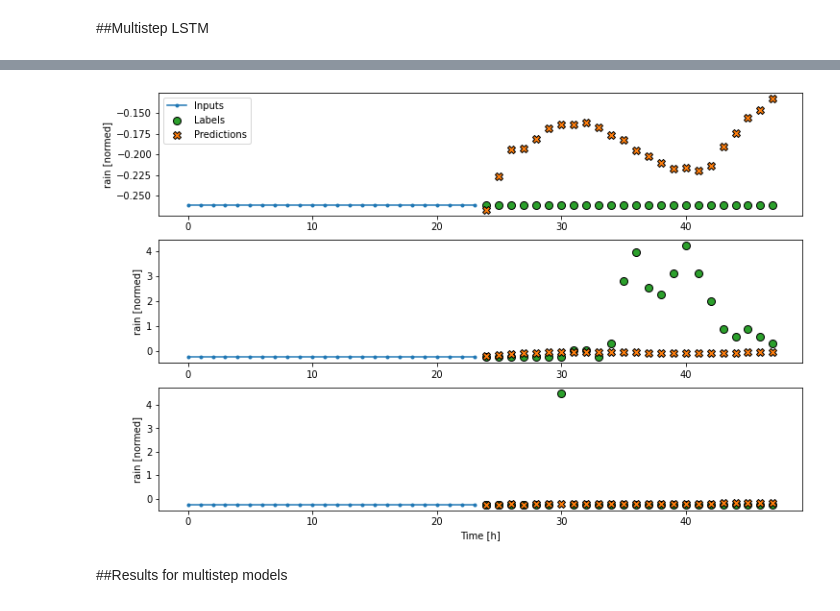
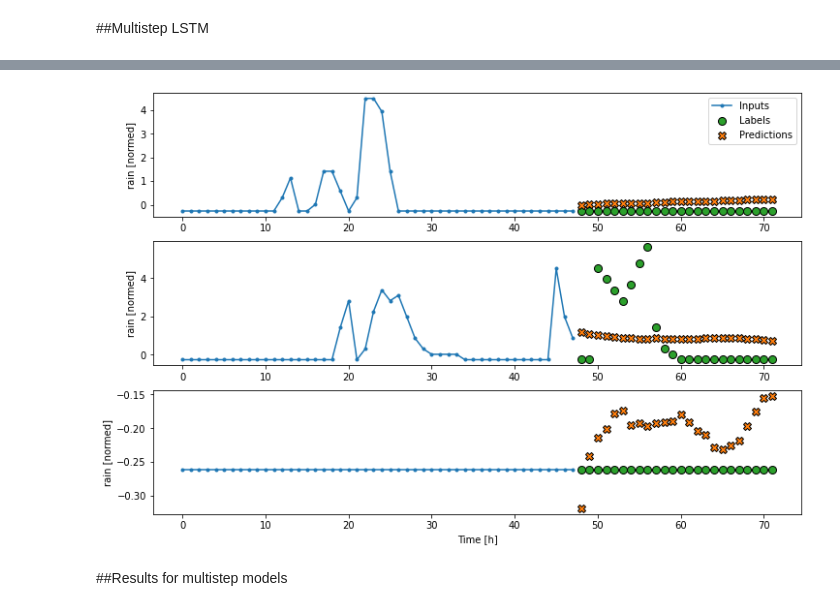
Before and after one commit to saikiranreddypundru/Predicting-Rainfall-Using-the-GROW-Dataset, a Jupyter notebook: MLModelTraining.ipynb, the cells around one changed output, grey strips where cells are left out. Saved outputs shown, nothing was run; the diff lists cells and outputs as text; code cells hidden in the pictures.

```diff
--- a/MLModelTraining.ipynb
+++ b/MLModelTraining.ipynb
@@ -528,7 +539,7 @@ last_baseline.compile(loss=tf.keras.losses.MeanSquaredError(),
 multi_val_performance = {}
 multi_performance = {}
 
-multi_val_performance['Last'] = last_baseline.evaluate(multi_window[1])
-multi_performance['Last'] = last_baseline.evaluate(multi_window[2], verbose=0)
-multi_window[3].plot(last_baseline)
+multi_val_performance['Baseline'] = last_baseline.evaluate(multi_window["val"])
+multi_performance['Baseline'] = last_baseline.evaluate(multi_window["test"], verbose=0)
+multi_window["example"].plot(last_baseline)
 # %% [output]
@@ -548,10 +559,10 @@ multi_linear_model = tf.keras.Sequential([
     tf.keras.layers.Reshape([OUT_STEPS, num_features])
 ])
 
-history = compile_and_fit(multi_linear_model, multi_window[0], multi_window[1])
+history = compile_and_fit(multi_linear_model, multi_window["train"], multi_window["val"])
 
-multi_val_performance['Linear'] = multi_linear_model.evaluate(multi_window[1])
-multi_performance['Linear'] = multi_linear_model.evaluate(multi_window[2], verbose=0)
-multi_window[3].plot(multi_linear_model)
+multi_val_performance['Linear'] = multi_linear_model.evaluate(multi_window["val"])
+multi_performance['Linear'] = multi_linear_model.evaluate(multi_window["test"], verbose=0)
+multi_window["example"].plot(multi_linear_model)
 # %% [output]
 Epoch 1/20
@@ -582,10 +593,10 @@ multi_dense_model = tf.keras.Sequential([
     tf.keras.layers.Reshape([OUT_STEPS, num_features])
 ])
 
-history = compile_and_fit(multi_dense_model, multi_window[0], multi_window[1])
+history = compile_and_fit(multi_dense_model, multi_window["train"], multi_window["val"])
 
-multi_val_performance['Dense'] = multi_dense_model.evaluate(multi_window[1])
-multi_performance['Dense'] = multi_dense_model.evaluate(multi_window[2], verbose=0)
-multi_window[3].plot(multi_dense_model)
+multi_val_performance['Dense'] = multi_dense_model.evaluate(multi_window["val"])
+multi_performance['Dense'] = multi_dense_model.evaluate(multi_window["test"], verbose=0)
+multi_window["example"].plot(multi_dense_model)
 # %% [output]
 Epoch 1/20
@@ -605,7 +614,7 @@ Epoch 6/20
 # %% [markdown]
 ##Multistep Convolutional
 # %%
-CONV_WIDTH = 3
+CONV_WIDTH = 48
 multi_conv_model = tf.keras.Sequential([
     # Shape [batch, time, features] => [batch, CONV_WIDTH, features]
     tf.keras.layers.Lambda(lambda x: x[:, -CONV_WIDTH:, :]),
@@ -618,10 +627,10 @@ multi_conv_model = tf.keras.Sequential([
     tf.keras.layers.Reshape([OUT_STEPS, num_features])
 ])
 
-history = compile_and_fit(multi_conv_model, multi_window[0], multi_window[1])
+history = compile_and_fit(multi_conv_model, multi_window["train"], multi_window["val"])
 
-multi_val_performance['Conv'] = multi_conv_model.evaluate(multi_window[1])
-multi_performance['Conv'] = multi_conv_model.evaluate(multi_window[2], verbose=0)
-multi_window[3].plot(multi_conv_model)
+multi_val_performance['Conv'] = multi_conv_model.evaluate(multi_window["val"])
+multi_performance['Conv'] = multi_conv_model.evaluate(multi_window["test"], verbose=0)
+multi_window["example"].plot(multi_conv_model)
 # %% [output]
 Epoch 1/20
@@ -652,10 +661,10 @@ multi_lstm_model = tf.keras.Sequential([
     tf.keras.layers.Reshape([OUT_STEPS, num_features])
 ])
 
-history = compile_and_fit(multi_lstm_model, multi_window[0], multi_window[1])
+history = compile_and_fit(multi_lstm_model, multi_window["train"], multi_window["val"])
 
-multi_val_performance['LSTM'] = multi_lstm_model.evaluate(multi_window[1])
-multi_performance['LSTM'] = multi_lstm_model.evaluate(multi_window[2], verbose=0)
-multi_window[3].plot(multi_lstm_model)
+multi_val_performance['LSTM'] = multi_lstm_model.evaluate(multi_window["val"])
+multi_performance['LSTM'] = multi_lstm_model.evaluate(multi_window["test"], verbose=0)
+multi_window["example"].plot(multi_lstm_model)
 # %% [output]
 Epoch 1/20
@@ -674,4 +687,4 @@ Epoch 6/20
-[figure, old version]
+[figure, new version]
 # %% [markdown]
 ##Results for multistep models
 # %%
```
Also changed, not shown: parts of 29 cells of this notebook.
